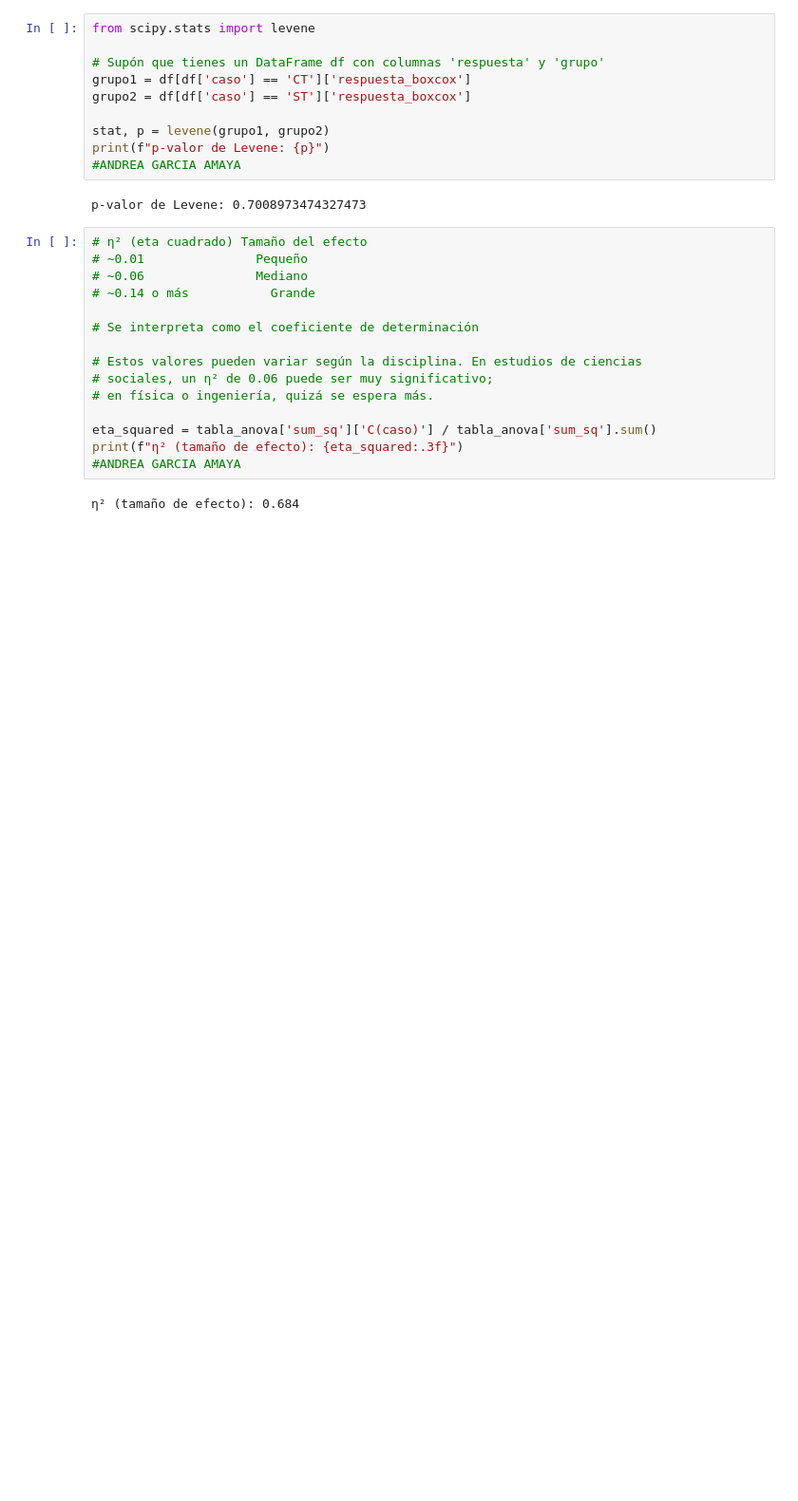
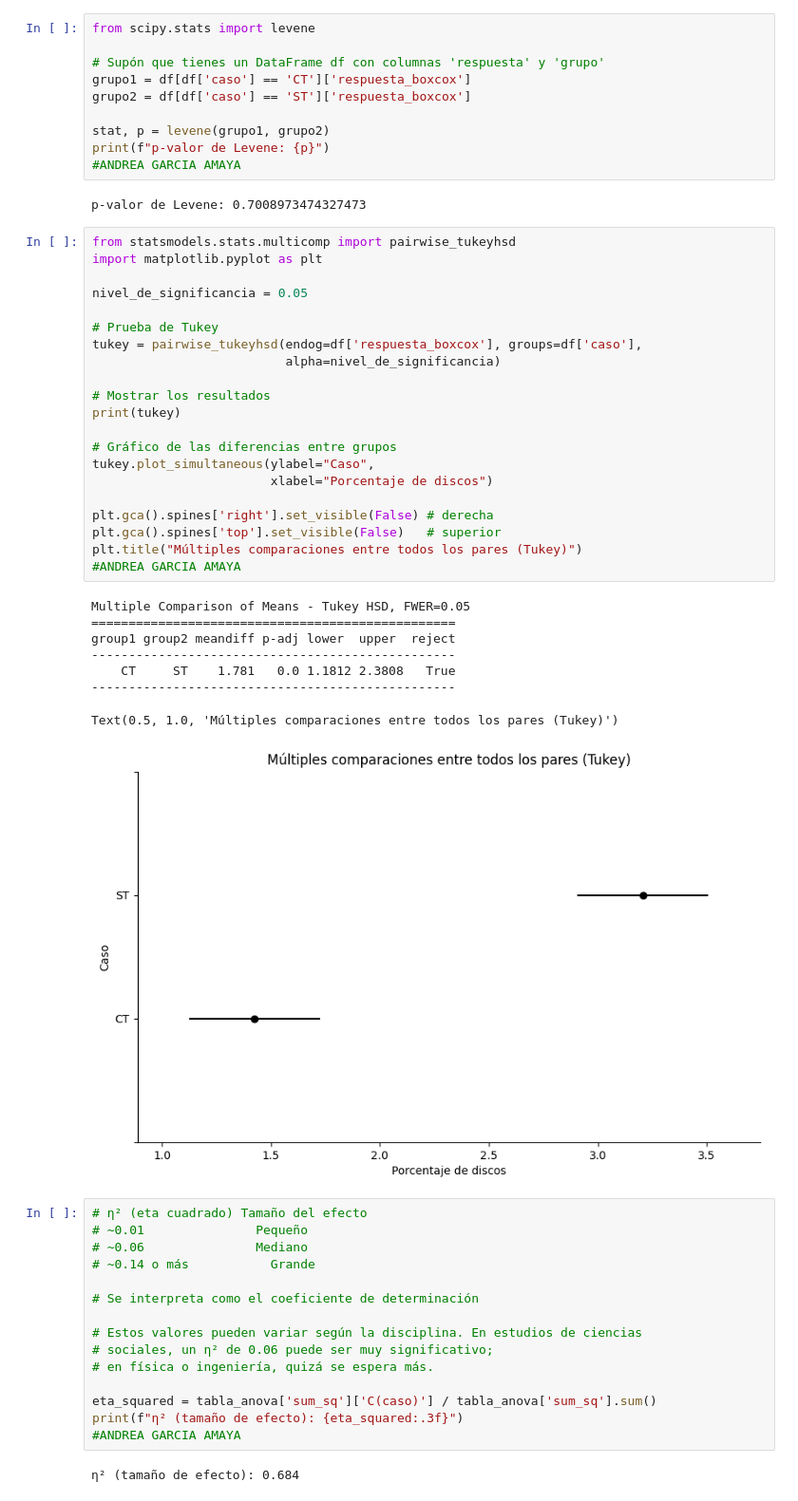
Before and after one commit to ag0466154-cpu/Unidad-4_Estadistica2025B-, a Jupyter notebook: Problemario_Unidad_4.ipynb, the cells around one changed output. Shown at 95% size. Saved outputs shown, nothing was run; the diff lists cells and outputs as text; blank space fills up the shorter version.

```diff
--- a/Problemario_Unidad_4.ipynb
+++ b/Problemario_Unidad_4.ipynb
@@ -1928,6 +1928,36 @@ print(f"p-valor de Levene: {p}")
 #ANDREA GARCIA AMAYA
 # %% [output]
 p-valor de Levene: 0.7008973474327473
+# %%
+from statsmodels.stats.multicomp import pairwise_tukeyhsd
+import matplotlib.pyplot as plt
+
+nivel_de_significancia = 0.05
+
+# Prueba de Tukey
+tukey = pairwise_tukeyhsd(endog=df['respuesta_boxcox'], groups=df['caso'],
+                          alpha=nivel_de_significancia)
+
+# Mostrar los resultados
+print(tukey)
+
+# Gráfico de las diferencias entre grupos
+tukey.plot_simultaneous(ylabel="Caso",
+                        xlabel="Porcentaje de discos")
+
+plt.gca().spines['right'].set_visible(False) # derecha
+plt.gca().spines['top'].set_visible(False)   # superior
+plt.title("Múltiples comparaciones entre todos los pares (Tukey)")
+#ANDREA GARCIA AMAYA
+# %% [output]
+Multiple Comparison of Means - Tukey HSD, FWER=0.05
+=================================================
+group1 group2 meandiff p-adj lower  upper  reject
+-------------------------------------------------
+    CT     ST    1.781   0.0 1.1812 2.3808   True
+-------------------------------------------------
+Text(0.5, 1.0, 'Múltiples comparaciones entre todos los pares (Tukey)')
+[figure, added]
 # %%
 # η² (eta cuadrado)	Tamaño del efecto
 # ~0.01	              Pequeño
```
Also changed, not shown: parts of 1 cell of this notebook.
